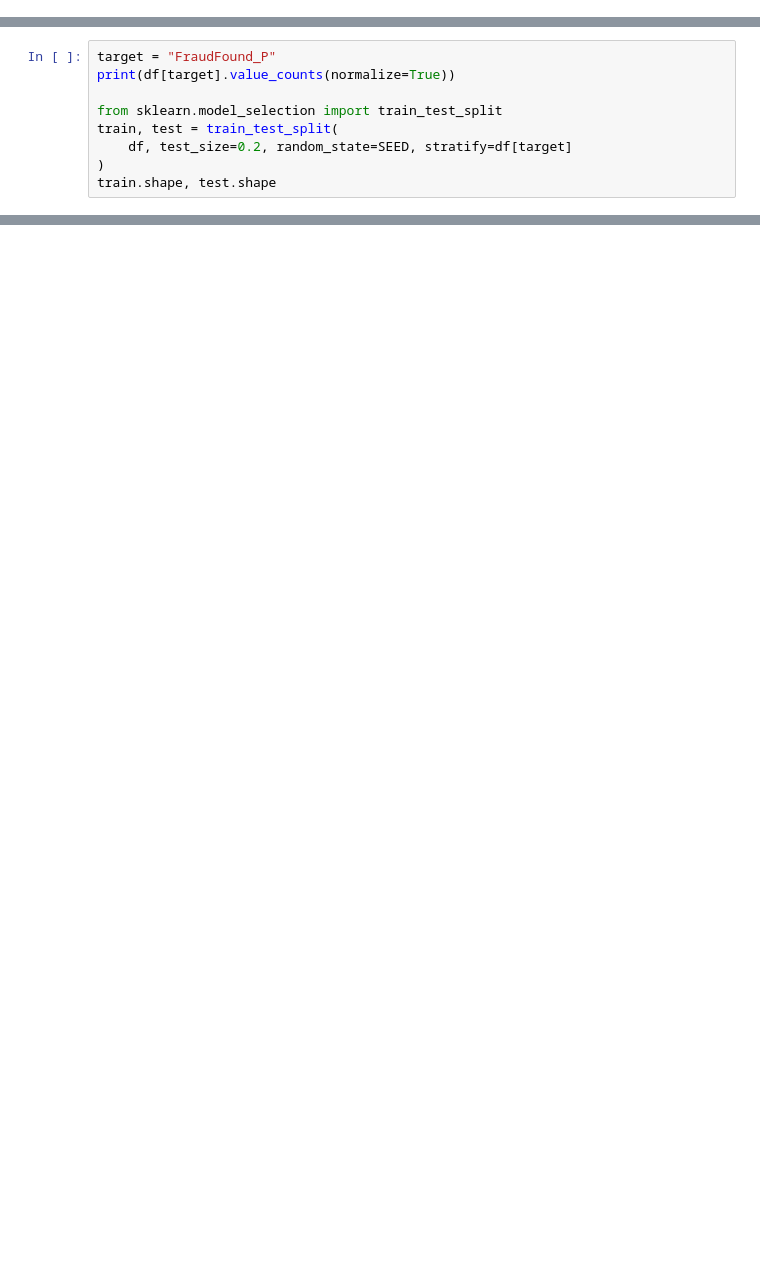
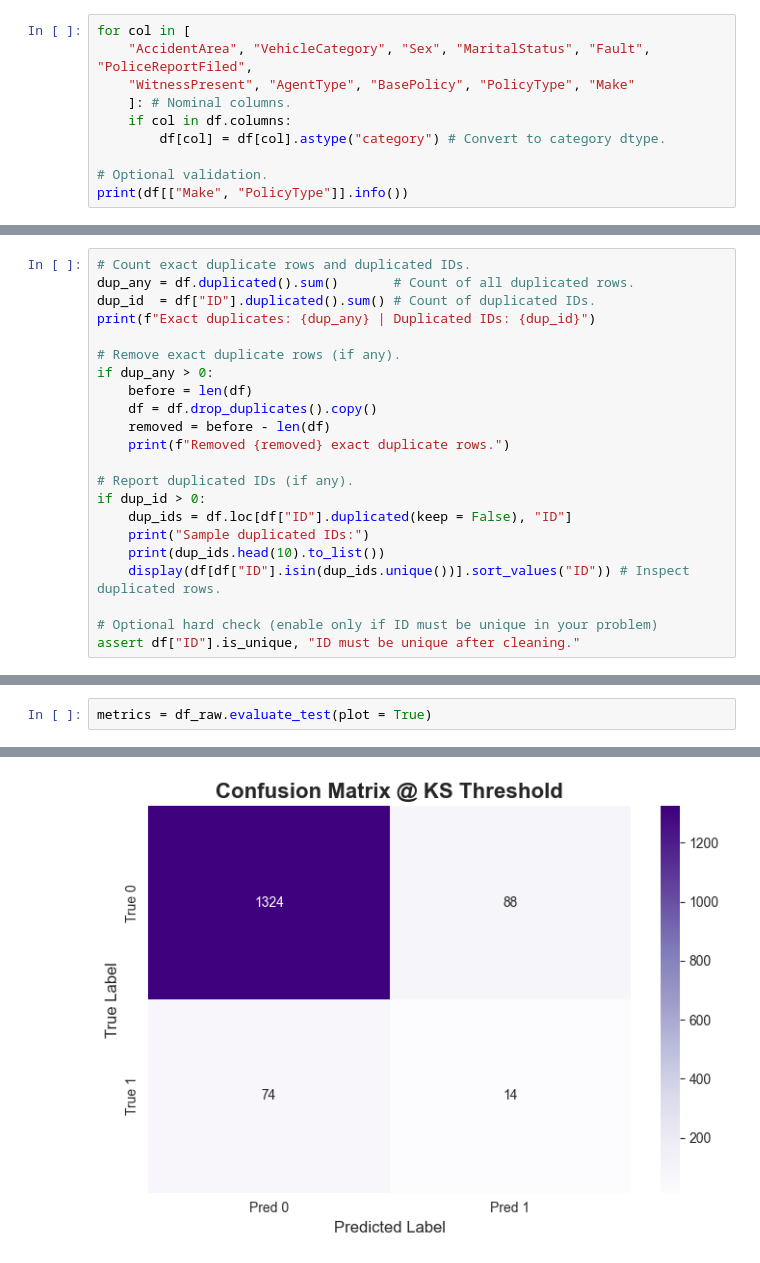
Before and after one commit to ezautorres/Fraud-Detection-End-to-End, a Jupyter notebook: fraud_detection.ipynb, the cells around one changed output, grey strips where cells are left out. Saved outputs shown, nothing was run; the diff lists cells and outputs as text; blank space fills up the shorter version.

```diff
--- a/fraud_detection.ipynb
+++ b/fraud_detection.ipynb
@@ -159,0 +249,10 @@ df["PolicyType"] = df["PolicyType"].str.replace(r"\s+-\s+", " - ", regex=True)
+# %%
+for col in [
+    "AccidentArea", "VehicleCategory", "Sex", "MaritalStatus", "Fault", "PoliceReportFiled",
+    "WitnessPresent", "AgentType", "BasePolicy", "PolicyType", "Make"
+    ]: # Nominal columns.
+    if col in df.columns:
+        df[col] = df[col].astype("category") # Convert to category dtype.
+
+# Optional validation.
+print(df[["Make", "PolicyType"]].info())
@@ -206,9 +366,0 @@ if dup_any > 0:
-# %%
-target = "FraudFound_P"
-print(df[target].value_counts(normalize=True))
-
-from sklearn.model_selection import train_test_split
-train, test = train_test_split(
-    df, test_size=0.2, random_state=SEED, stratify=df[target]
-)
-train.shape, test.shape
@@ -214,0 +445,22 @@ train.shape, test.shape
+# %%
+# Count exact duplicate rows and duplicated IDs.
+dup_any = df.duplicated().sum()       # Count of all duplicated rows.
+dup_id  = df["ID"].duplicated().sum() # Count of duplicated IDs.
+print(f"Exact duplicates: {dup_any} | Duplicated IDs: {dup_id}")
+
+# Remove exact duplicate rows (if any).
+if dup_any > 0:
+    before = len(df)
+    df = df.drop_duplicates().copy()
+    removed = before - len(df)
+    print(f"Removed {removed} exact duplicate rows.")
+
+# Report duplicated IDs (if any).
+if dup_id > 0:
+    dup_ids = df.loc[df["ID"].duplicated(keep = False), "ID"]
+    print("Sample duplicated IDs:")
+    print(dup_ids.head(10).to_list())
+    display(df[df["ID"].isin(dup_ids.unique())].sort_values("ID")) # Inspect duplicated rows.
+
+# Optional hard check (enable only if ID must be unique in your problem)
+assert df["ID"].is_unique, "ID must be unique after cleaning."
@@ -214,0 +1718,3 @@ train.shape, test.shape
+# %%
+metrics = df_raw.evaluate_test(plot = True)
+# %% [output]
@@ -214,0 +1726 @@ train.shape, test.shape
+[figure, added]
```
Also changed, not shown: parts of 73 cells of this notebook, 14 other files.
